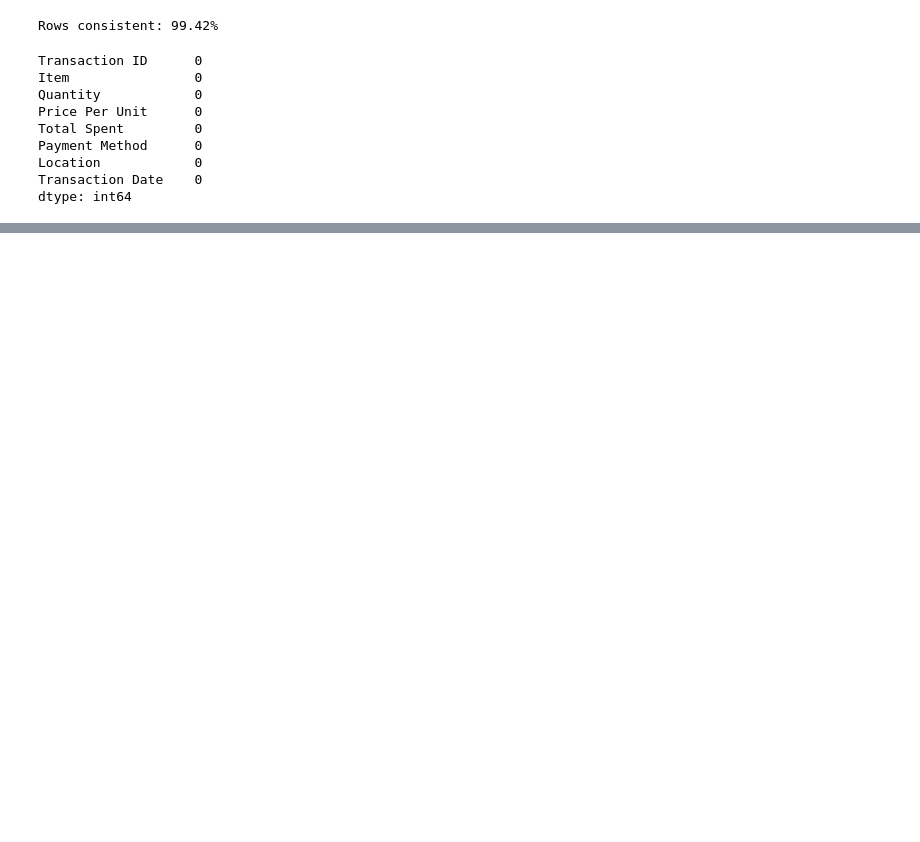
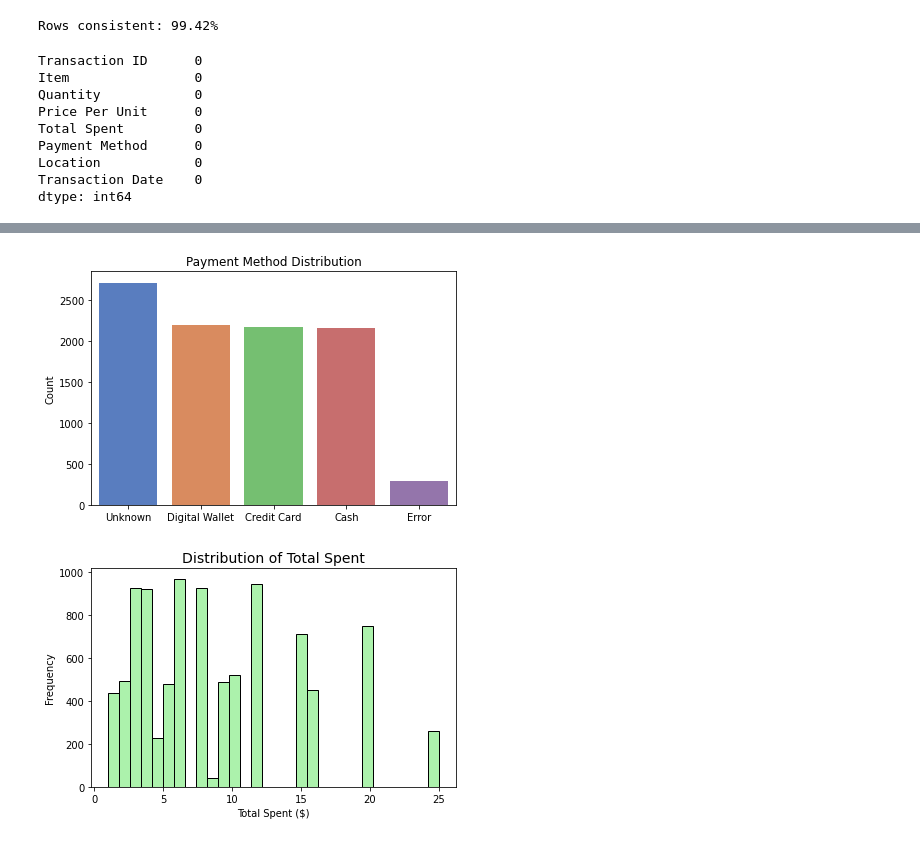
Before and after one commit to Uberkiwii/Cafe-Data-Cleaned, a Jupyter notebook: Cafe_Cleaning_FINAL.ipynb, the cells around one changed output, grey strips where cells are left out. Drawn from its saved outputs; the diff is of its cells as text; code cells hidden in the pictures; blank space fills up the shorter version.

```diff
--- a/Cafe_Cleaning_FINAL.ipynb
+++ b/Cafe_Cleaning_FINAL.ipynb
@@ -278,0 +285,23 @@ Final Summary:
+# %%
+# Alternative visualizations using seaborn
+
+import seaborn as sns
+
+plt.figure(figsize=(6,4))
+sns.countplot(x='Payment Method', data=data, order=data['Payment Method'].value_counts().index, palette='muted')
+plt.title('Payment Method Distribution')
+plt.xlabel('')
+plt.ylabel('Count')
+plt.tight_layout()
+plt.show()
+
+plt.figure(figsize=(6,4))
+sns.histplot(data['Total Spent'], bins=30, edgecolor='black', color='lightgreen')
+plt.title('Distribution of Total Spent', fontsize=14)
+plt.xlabel('Total Spent ($)')
+plt.ylabel('Frequency')
+plt.tight_layout()
+plt.show()
+# %% [output]
+[figure, added]
+[figure, added]
```
Also changed, not shown: parts of 35 cells of this notebook.
